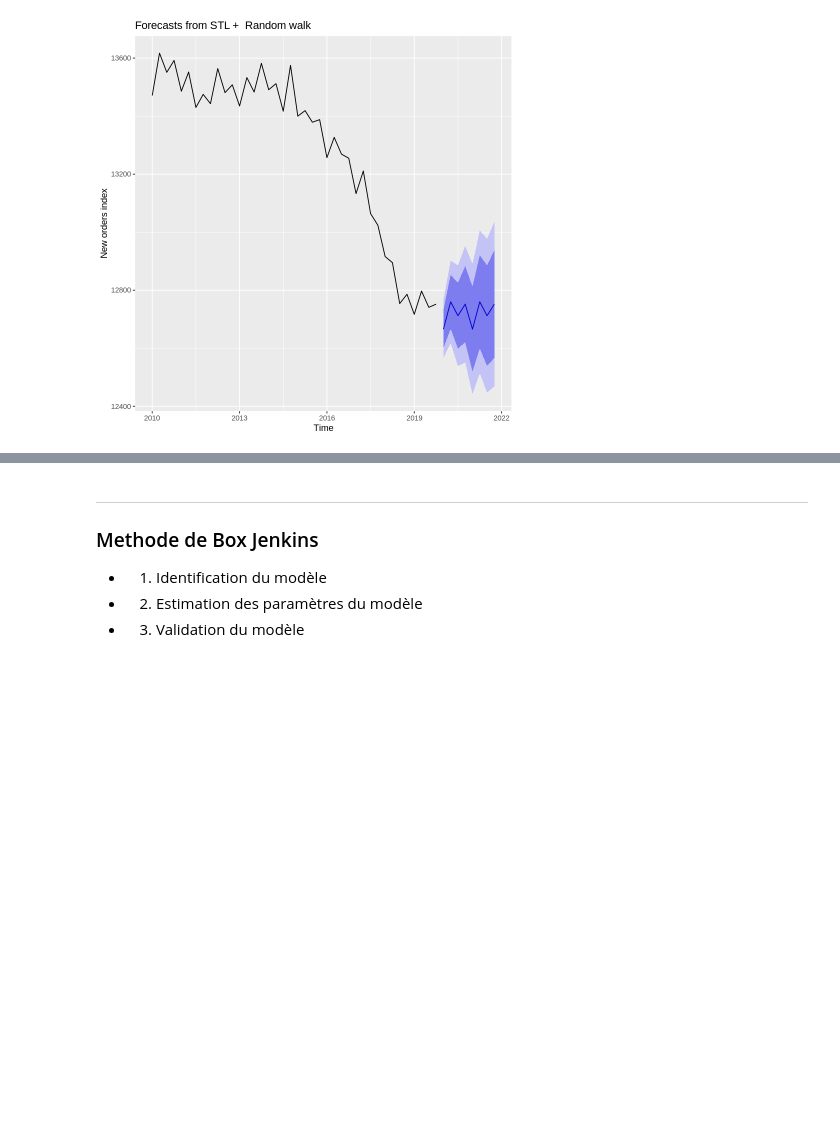
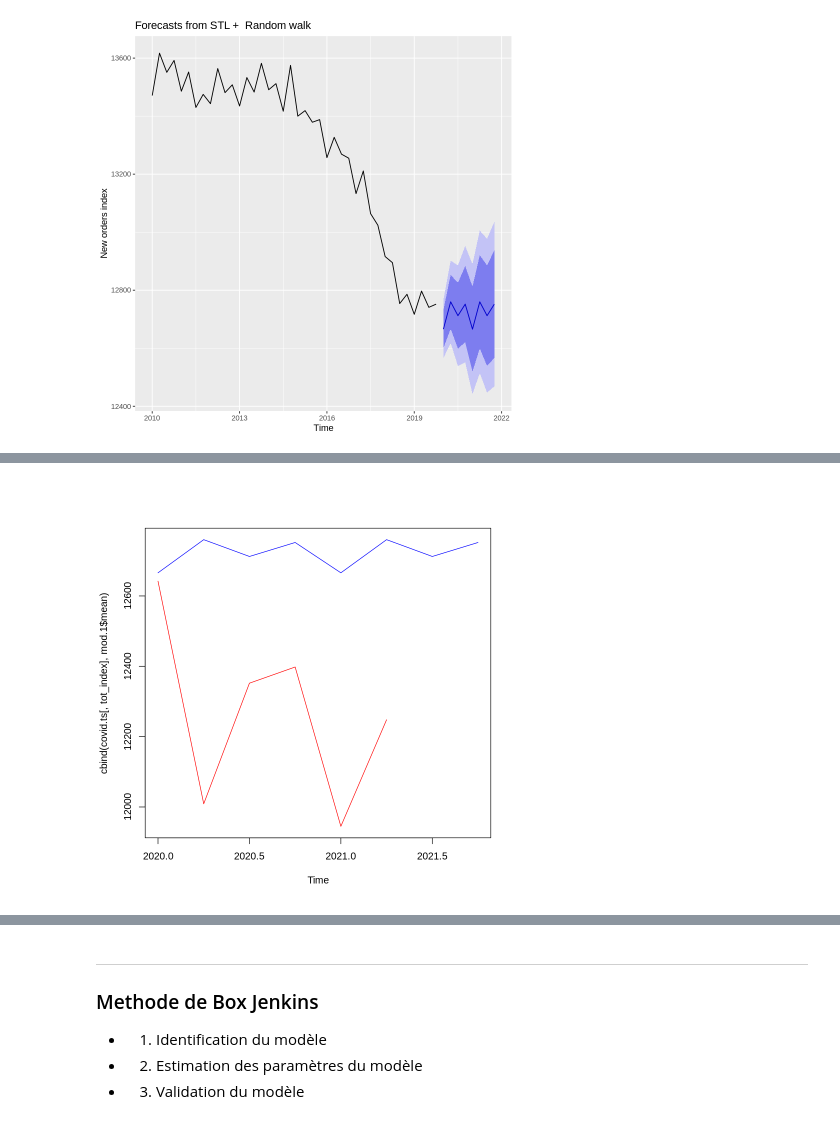
Before and after one commit to Jay-boo/TimeSeries_ACOSS, a Jupyter notebook: univariate.ipynb, the cells around one changed output, grey strips where cells are left out. Saved outputs shown, nothing was run; the diff lists cells and outputs as text; code cells hidden in the pictures; blank space fills up the shorter version.

```diff
--- a/main.ipynb
+++ b/univariate.ipynb
@@ -457,3 +457,6 @@ fit %>% forecast(method="naive") %>%
   autoplot() + ylab("New orders index")
 # %% [output]
 [figure]
+# %%
+mod.1 <- fit %>% forecast(method="naive")
+mod.1
@@ -459,0 +473,4 @@ fit %>% forecast(method="naive") %>%
+# %%
+plot.ts(cbind(covid.ts[,tot_index],mod.1$mean),plot.type="single",col=c("red","blue"))
+# %% [output]
+[figure, added]
```
Also changed, not shown: parts of 6 cells of this notebook, 1 other file.
